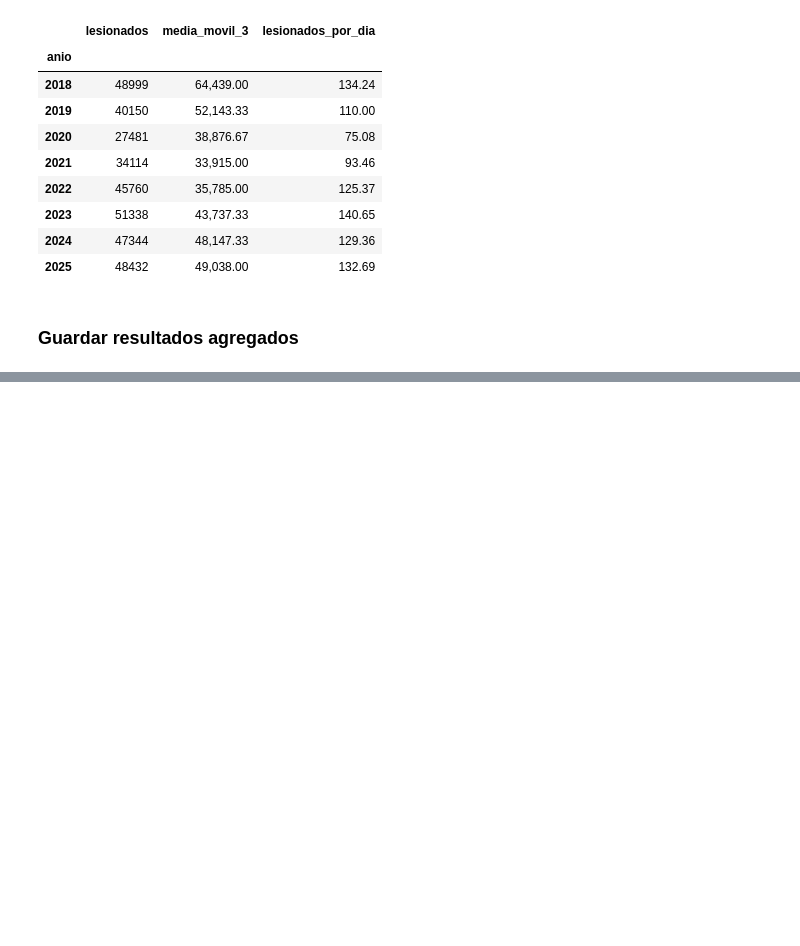
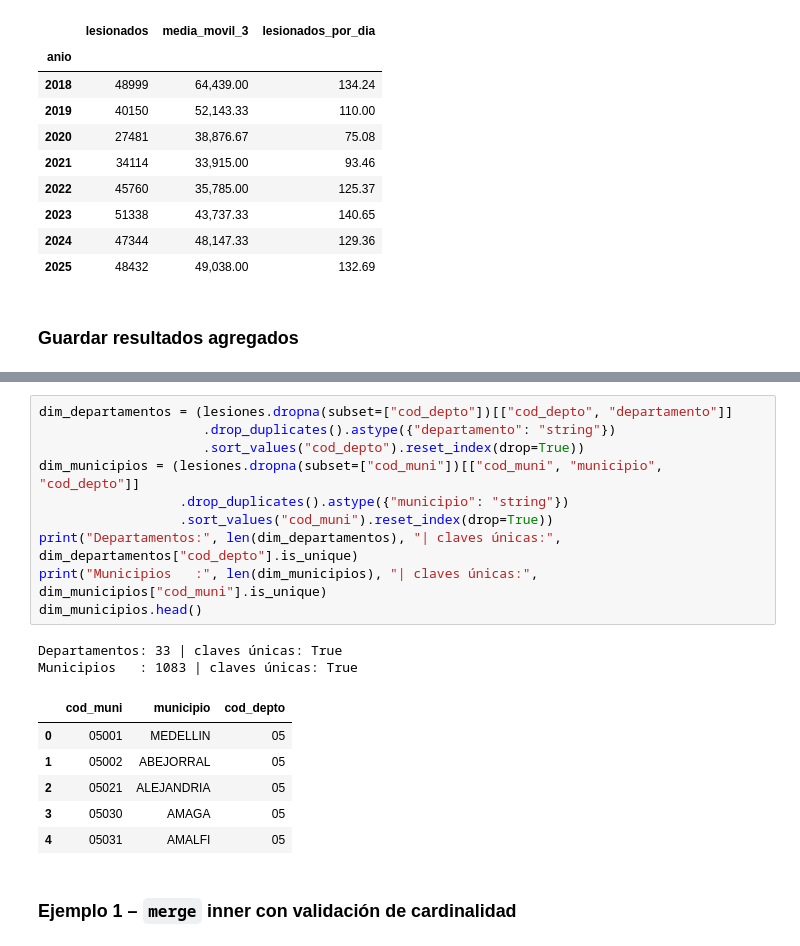
Before and after one commit to carlosantiz94-prog/siniestralidad-vial-ds, a Jupyter notebook: notebooks/pandas_labs.ipynb, the cells around one changed output, grey strips where cells are left out. Cells and saved outputs as stored; diff of their text form; blank space fills up the shorter version.

```diff
--- a/notebooks/pandas_labs.ipynb
+++ b/notebooks/pandas_labs.ipynb
@@ -884,0 +898,21 @@ sorted(p.name for p in PROCESSED.glob("*.csv"))
+# %%
+dim_departamentos = (lesiones.dropna(subset=["cod_depto"])[["cod_depto", "departamento"]]
+                     .drop_duplicates().astype({"departamento": "string"})
+                     .sort_values("cod_depto").reset_index(drop=True))
+dim_municipios = (lesiones.dropna(subset=["cod_muni"])[["cod_muni", "municipio", "cod_depto"]]
+                  .drop_duplicates().astype({"municipio": "string"})
+                  .sort_values("cod_muni").reset_index(drop=True))
+print("Departamentos:", len(dim_departamentos), "| claves únicas:", dim_departamentos["cod_depto"].is_unique)
+print("Municipios   :", len(dim_municipios), "| claves únicas:", dim_municipios["cod_muni"].is_unique)
+dim_municipios.head()
+# %% [output]
+Departamentos: 33 | claves únicas: True
+Municipios   : 1083 | claves únicas: True
+|  | cod_muni | municipio | cod_depto |
+| 0 | 05001 | MEDELLIN | 05 |
+| 1 | 05002 | ABEJORRAL | 05 |
+| 2 | 05021 | ALEJANDRIA | 05 |
+| 3 | 05030 | AMAGA | 05 |
+| 4 | 05031 | AMALFI | 05 |
+# %% [markdown]
+### Ejemplo 1 – `merge` inner con validación de cardinalidad
```
Also changed, not shown: parts of 36 cells of this notebook, 3 other files.
